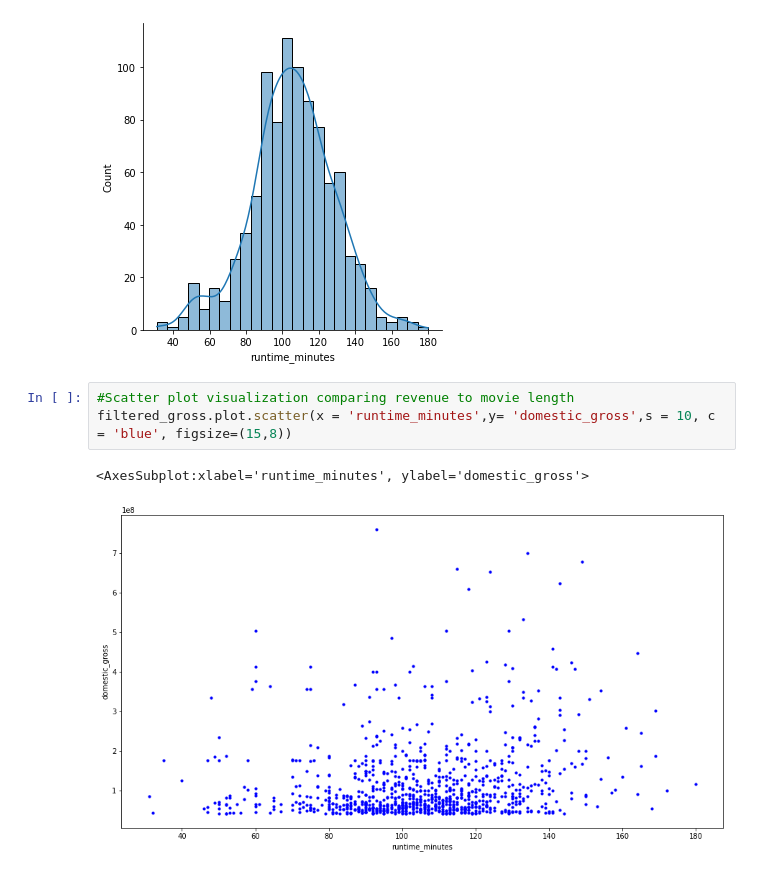
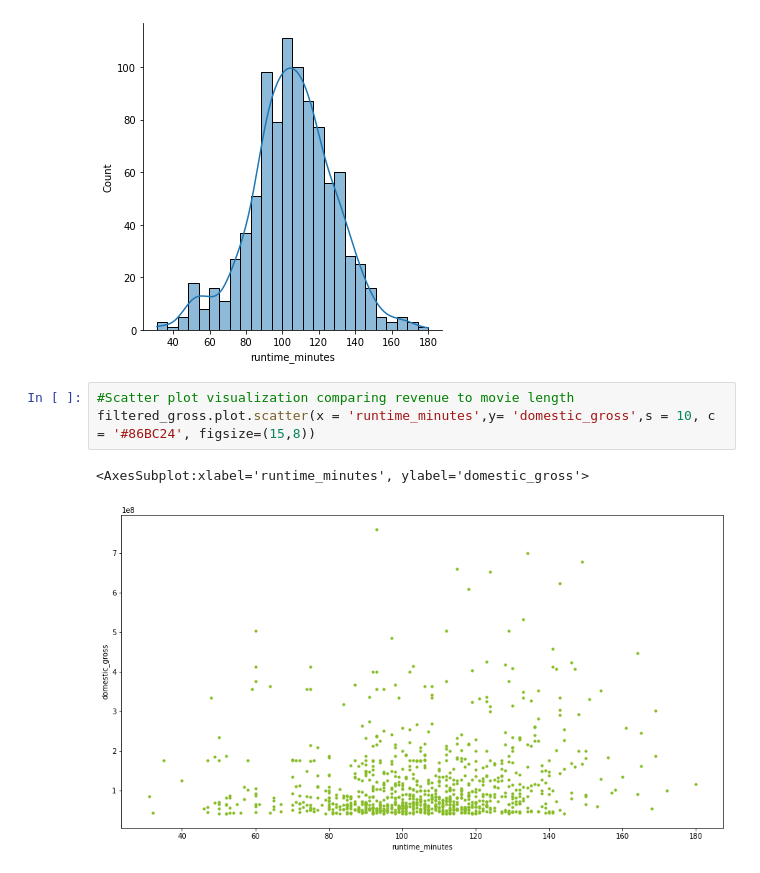
Before and after one commit to harte3/Flatiron-Capstone-Group-2, a Jupyter notebook: notebooks/donnie-kevin/Donnie-Kevin.ipynb, the cells around one changed output. Drawn from its saved outputs; the diff is of its cells as text.

```diff
--- a/notebooks/donnie-kevin/Donnie-Kevin.ipynb
+++ b/notebooks/donnie-kevin/Donnie-Kevin.ipynb
@@ -180,10 +187,10 @@ sns.displot(filtered_gross['runtime_minutes'], bins='auto', kde=True)
 [figure]
 # %%
 #Scatter plot visualization comparing revenue to movie length
-filtered_gross.plot.scatter(x = 'runtime_minutes',y= 'domestic_gross',s = 10, c = 'blue', figsize=(15,8))
+filtered_gross.plot.scatter(x = 'runtime_minutes',y= 'domestic_gross',s = 10, c = '#86BC24', figsize=(15,8))
 # %% [output]
 <AxesSubplot:xlabel='runtime_minutes', ylabel='domestic_gross'>
-[figure, old version]
+[figure, new version]
 # %%
 #
 plt.figure(figsize=(12, 7))
```
Also changed, not shown: parts of 22 cells of this notebook.
